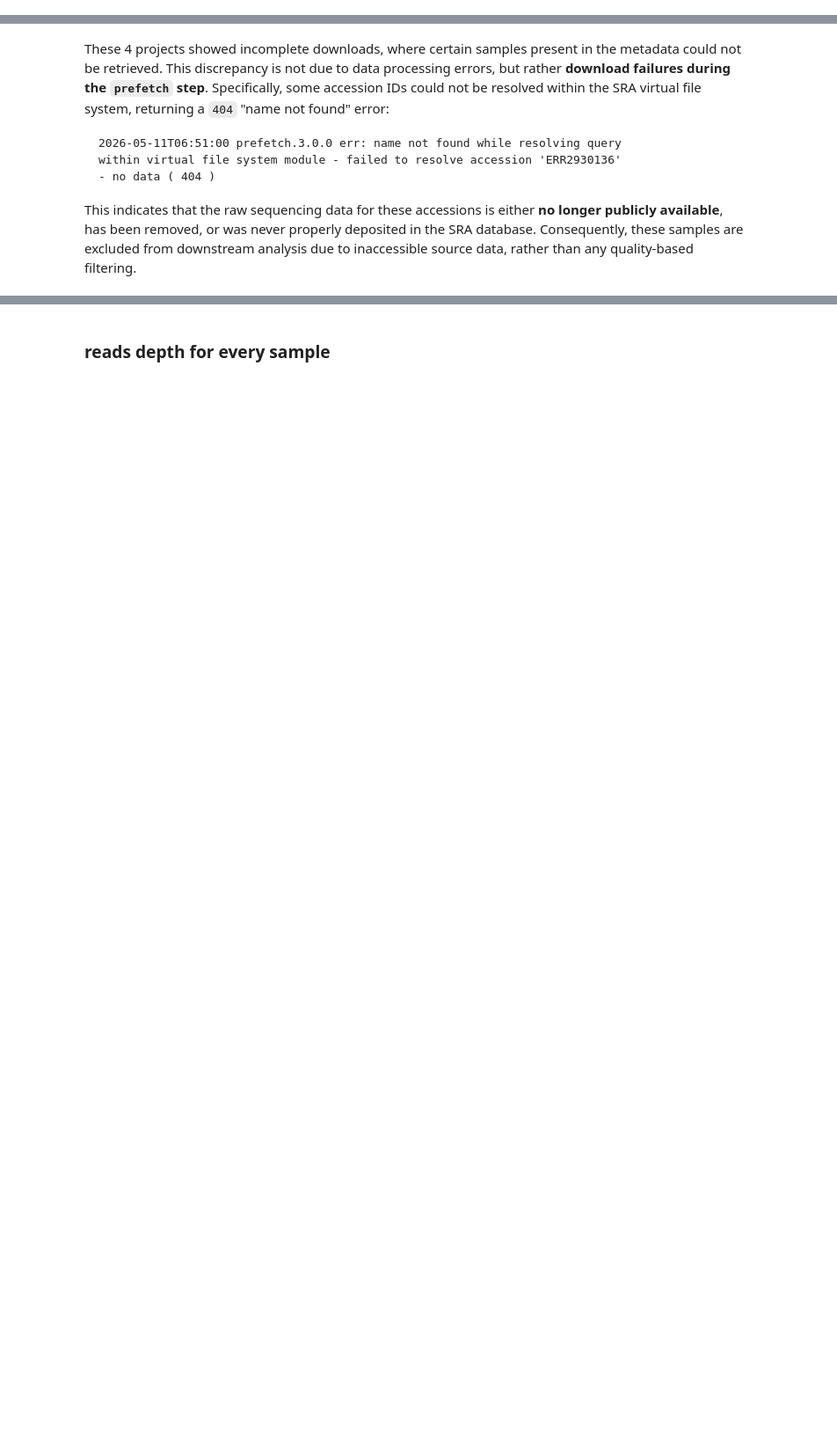
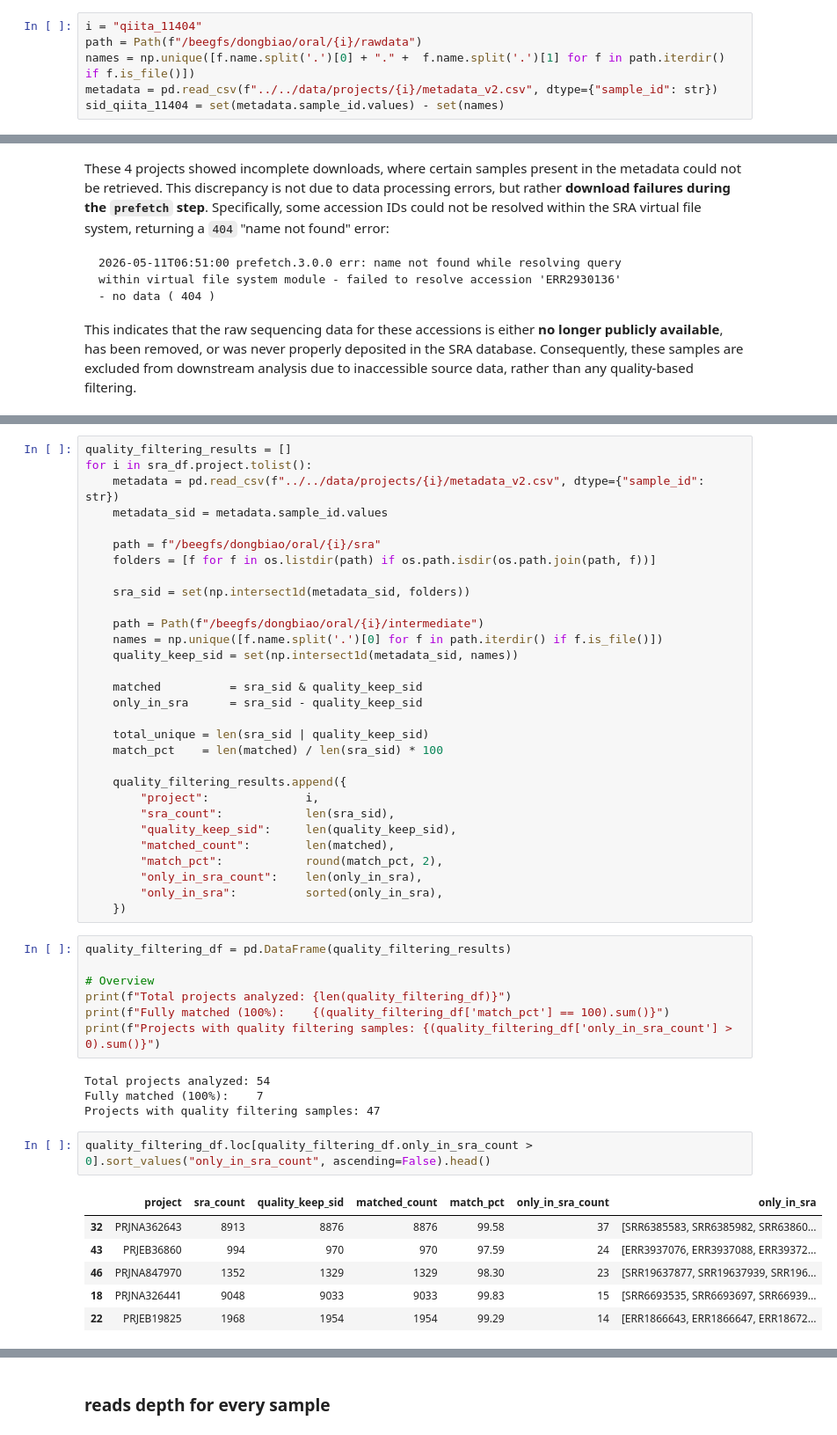
Before and after one commit to xu-research-lab/global-oral-microbiome, a Jupyter notebook: script/data_collect/sra_download_dada2.ipynb, the cells around one changed output, grey strips where cells are left out. Shown at 88% size. Saved outputs shown, nothing was run; the diff lists cells and outputs as text; blank space fills up the shorter version.

```diff
--- a/script/data_collect/sra_download_dada2.ipynb
+++ b/script/data_collect/sra_download_dada2.ipynb
@@ -240,0 +243,6 @@ Projects with extra downloads:   0
+# %%
+i = "qiita_11404"
+path = Path(f"/beegfs/dongbiao/oral/{i}/rawdata")
+names = np.unique([f.name.split('.')[0] + "." +  f.name.split('.')[1] for f in path.iterdir() if f.is_file()])
+metadata = pd.read_csv(f"../../data/projects/{i}/metadata_v2.csv", dtype={"sample_id": str})
+sid_qiita_11404 = set(metadata.sample_id.values) - set(names)
@@ -250,0 +266,50 @@ This indicates that the raw sequencing data for these accessions is either **no
+# %%
+quality_filtering_results = []
+for i in sra_df.project.tolist():
+    metadata = pd.read_csv(f"../../data/projects/{i}/metadata_v2.csv", dtype={"sample_id": str})
+    metadata_sid = metadata.sample_id.values
+
+    path = f"/beegfs/dongbiao/oral/{i}/sra"
+    folders = [f for f in os.listdir(path) if os.path.isdir(os.path.join(path, f))]
+
+    sra_sid = set(np.intersect1d(metadata_sid, folders))
+
+    path = Path(f"/beegfs/dongbiao/oral/{i}/intermediate")
+    names = np.unique([f.name.split('.')[0] for f in path.iterdir() if f.is_file()])
+    quality_keep_sid = set(np.intersect1d(metadata_sid, names))
+
+    matched          = sra_sid & quality_keep_sid
+    only_in_sra      = sra_sid - quality_keep_sid
+
+    total_unique = len(sra_sid | quality_keep_sid)
+    match_pct    = len(matched) / len(sra_sid) * 100
+
+    quality_filtering_results.append({
+        "project":              i,
+        "sra_count":            len(sra_sid),
+        "quality_keep_sid":     len(quality_keep_sid),
+        "matched_count":        len(matched),
+        "match_pct":            round(match_pct, 2),
+        "only_in_sra_count":    len(only_in_sra),
+        "only_in_sra":          sorted(only_in_sra),
+    })
+# %%
+quality_filtering_df = pd.DataFrame(quality_filtering_results)
+
+# Overview
+print(f"Total projects analyzed: {len(quality_filtering_df)}")
+print(f"Fully matched (100%):    {(quality_filtering_df['match_pct'] == 100).sum()}")
+print(f"Projects with quality filtering samples: {(quality_filtering_df['only_in_sra_count'] > 0).sum()}")
+# %% [output]
+Total projects analyzed: 54
+Fully matched (100%):    7
+Projects with quality filtering samples: 47
+# %%
+quality_filtering_df.loc[quality_filtering_df.only_in_sra_count > 0].sort_values("only_in_sra_count", ascending=False).head()
+# %% [output]
+|  | project | sra_count | quality_keep_sid | matched_count | match_pct | only_in_sra_count | only_in_sra |
+| 32 | PRJNA362643 | 8913 | 8876 | 8876 | 99.58 | 37 | [SRR6385583, SRR6385982, SRR63860... |
+| 43 | PRJEB36860 | 994 | 970 | 970 | 97.59 | 24 | [ERR3937076, ERR3937088, ERR39372... |
+| 46 | PRJNA847970 | 1352 | 1329 | 1329 | 98.30 | 23 | [SRR19637877, SRR19637939, SRR196... |
+| 18 | PRJNA326441 | 9048 | 9033 | 9033 | 99.83 | 15 | [SRR6693535, SRR6693697, SRR66939... |
+| 22 | PRJEB19825 | 1968 | 1954 | 1954 | 99.29 | 14 | [ERR1866643, ERR1866647, ERR18672... |
```
Also changed, not shown: parts of 31 cells of this notebook.
